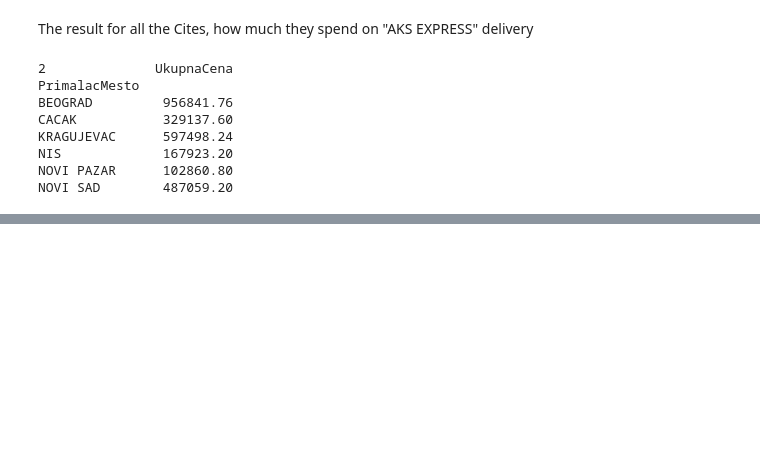
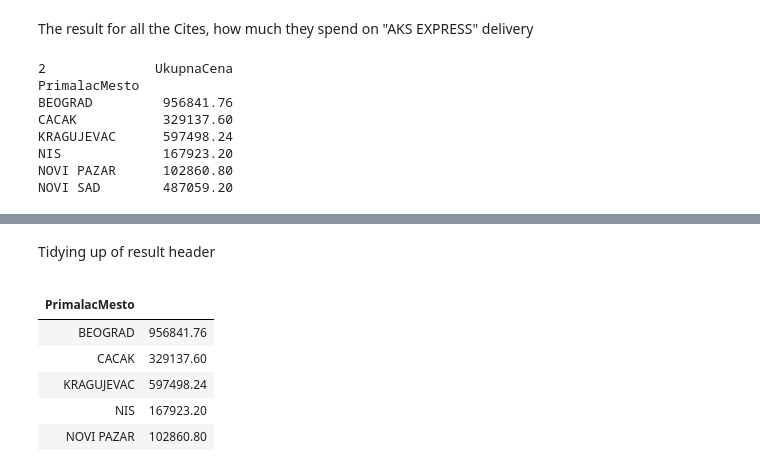
Before and after one commit to SlavoljubM/project_1, a Jupyter notebook: project_1_pandas.ipynb, the cells around one changed output, grey strips where cells are left out. Cells and saved outputs as stored; diff of their text form; code cells hidden in the pictures; blank space fills up the shorter version.

```diff
--- a/project_1_pandas.ipynb
+++ b/project_1_pandas.ipynb
@@ -252,0 +263,13 @@ NOVI SAD        487059.20
+# %% [markdown]
+Tidying up of result header
+# %%
+result.columns = [" "]
+result.head()
+# %% [output]
+|  |  |
+| PrimalacMesto |  |
+| BEOGRAD | 956841.76 |
+| CACAK | 329137.60 |
+| KRAGUJEVAC | 597498.24 |
+| NIS | 167923.20 |
+| NOVI PAZAR | 102860.80 |
```
Also changed, not shown: parts of 2 cells of this notebook.
